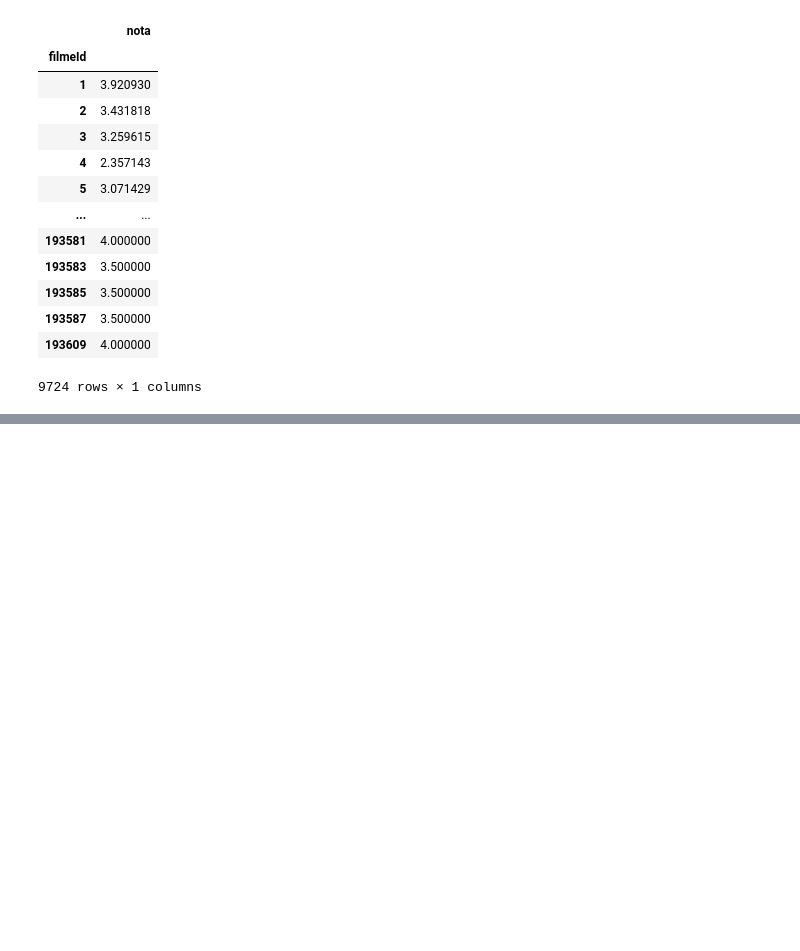
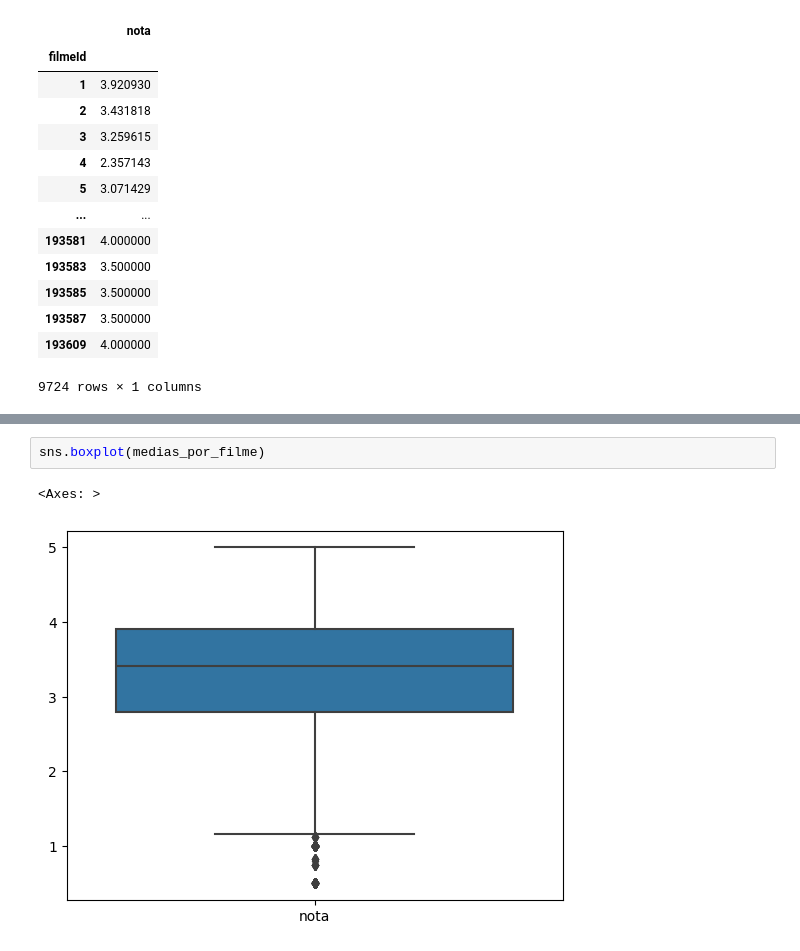
Before and after one commit to joaodamasio/datascience-explorando-analisando-dados, a Jupyter notebook: analise-movielens-TMDB.ipynb, the cells around one changed output, grey strips where cells are left out. Saved outputs shown, nothing was run; the diff lists cells and outputs as text; blank space fills up the shorter version.

```diff
--- a/analise-movielens-TMDB.ipynb
+++ b/analise-movielens-TMDB.ipynb
@@ -186,0 +189,5 @@ medias_por_filme.plot(kind='hist', figsize=(10,5))
+# %%
+sns.boxplot(medias_por_filme)
+# %% [output]
+<Axes: >
+[figure, added]
```
Also changed, not shown: parts of 7 cells of this notebook.
